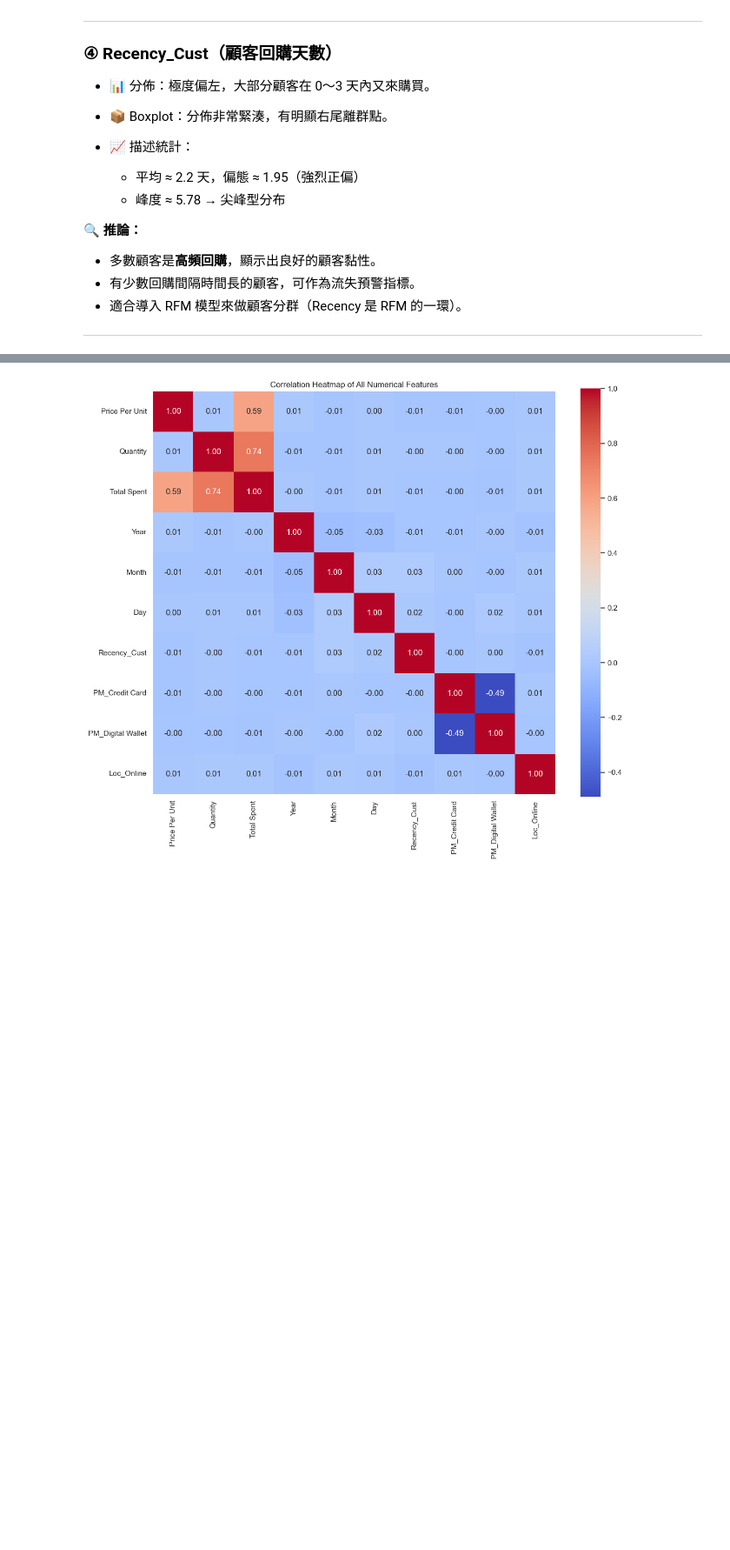
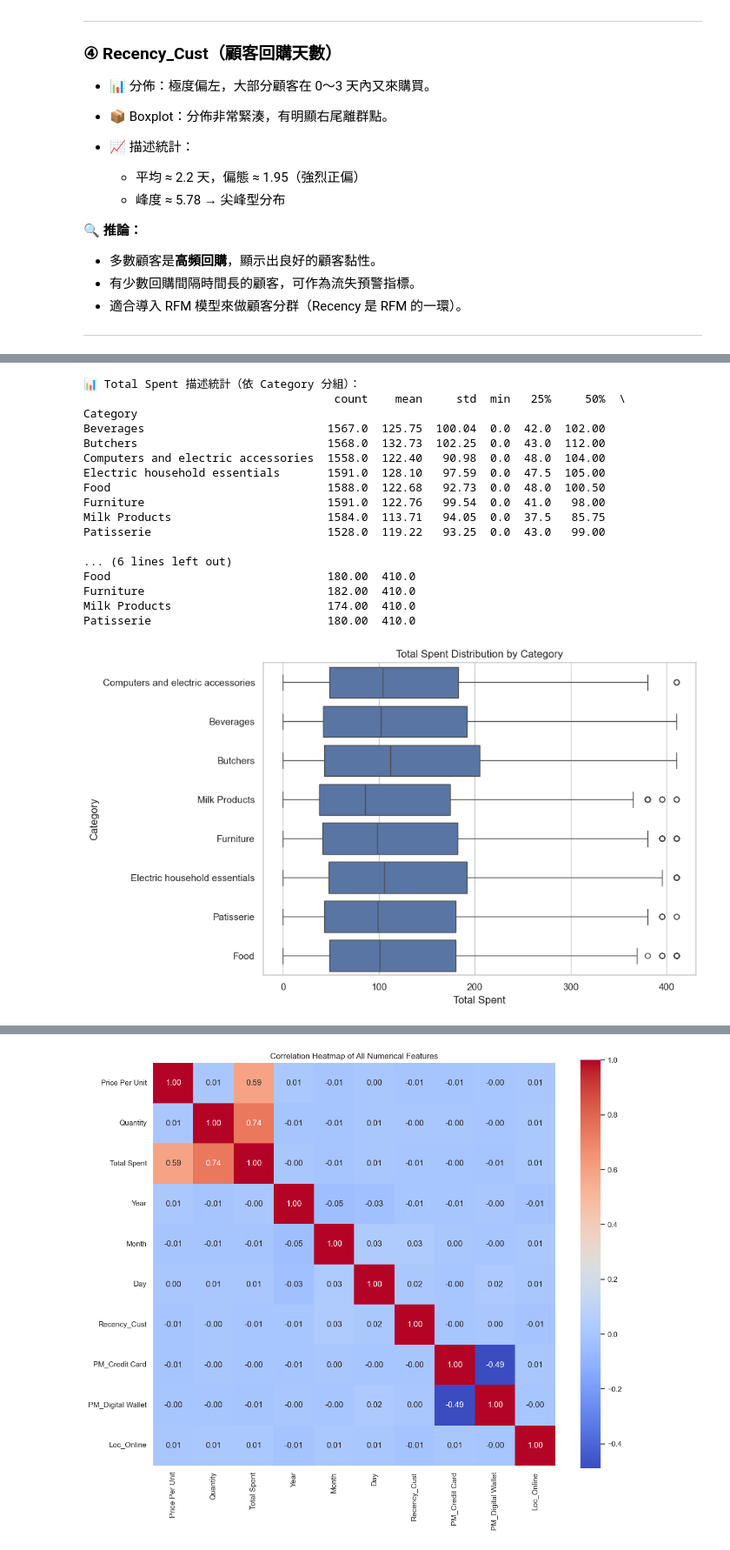
Before and after one commit to shiayongshen/data_science, a Jupyter notebook: Final Project/data_visualization.ipynb, the cells around one changed output, grey strips where cells are left out. Shown at 87% size. Saved outputs shown, nothing was run; the diff lists cells and outputs as text; code cells hidden in the pictures; blank space fills up the shorter version.

```diff
--- a/Final Project/data_visualization.ipynb
+++ b/Final Project/data_visualization.ipynb
@@ -278,0 +764,33 @@ for col in bool_cols:
+# %%
+# -------- 輸出統計資料 --------
+category_spent_stats = df.groupby('Category')['Total Spent'].describe().round(2)
+print("\n📊 Total Spent 描述統計（依 Category 分組）：")
+print(category_spent_stats)
+
+# -------- Boxplot 繪圖 --------
+plt.figure(figsize=(10, 6))
+sns.boxplot(data=df, y='Category', x='Total Spent')
+plt.title('Total Spent Distribution by Category')
+plt.xlabel('Total Spent')
+plt.ylabel('Category')
+plt.tight_layout()
+plt.show()
+# %% [output]
+📊 Total Spent 描述統計（依 Category 分組）：
+                                     count    mean     std  min   25%     50%  \
+Category
+Beverages                           1567.0  125.75  100.04  0.0  42.0  102.00
+Butchers                            1568.0  132.73  102.25  0.0  43.0  112.00
+Computers and electric accessories  1558.0  122.40   90.98  0.0  48.0  104.00
+Electric household essentials       1591.0  128.10   97.59  0.0  47.5  105.00
+Food                                1588.0  122.68   92.73  0.0  48.0  100.50
+Furniture                           1591.0  122.76   99.54  0.0  41.0   98.00
+Milk Products                       1584.0  113.71   94.05  0.0  37.5   85.75
+Patisserie                          1528.0  119.22   93.25  0.0  43.0   99.00
+
+... (6 lines left out)
+Food                                180.00  410.0
+Furniture                           182.00  410.0
+Milk Products                       174.00  410.0
+Patisserie                          180.00  410.0
+[figure, added]
```
Also changed, not shown: parts of 32 cells of this notebook, 1 other file.
